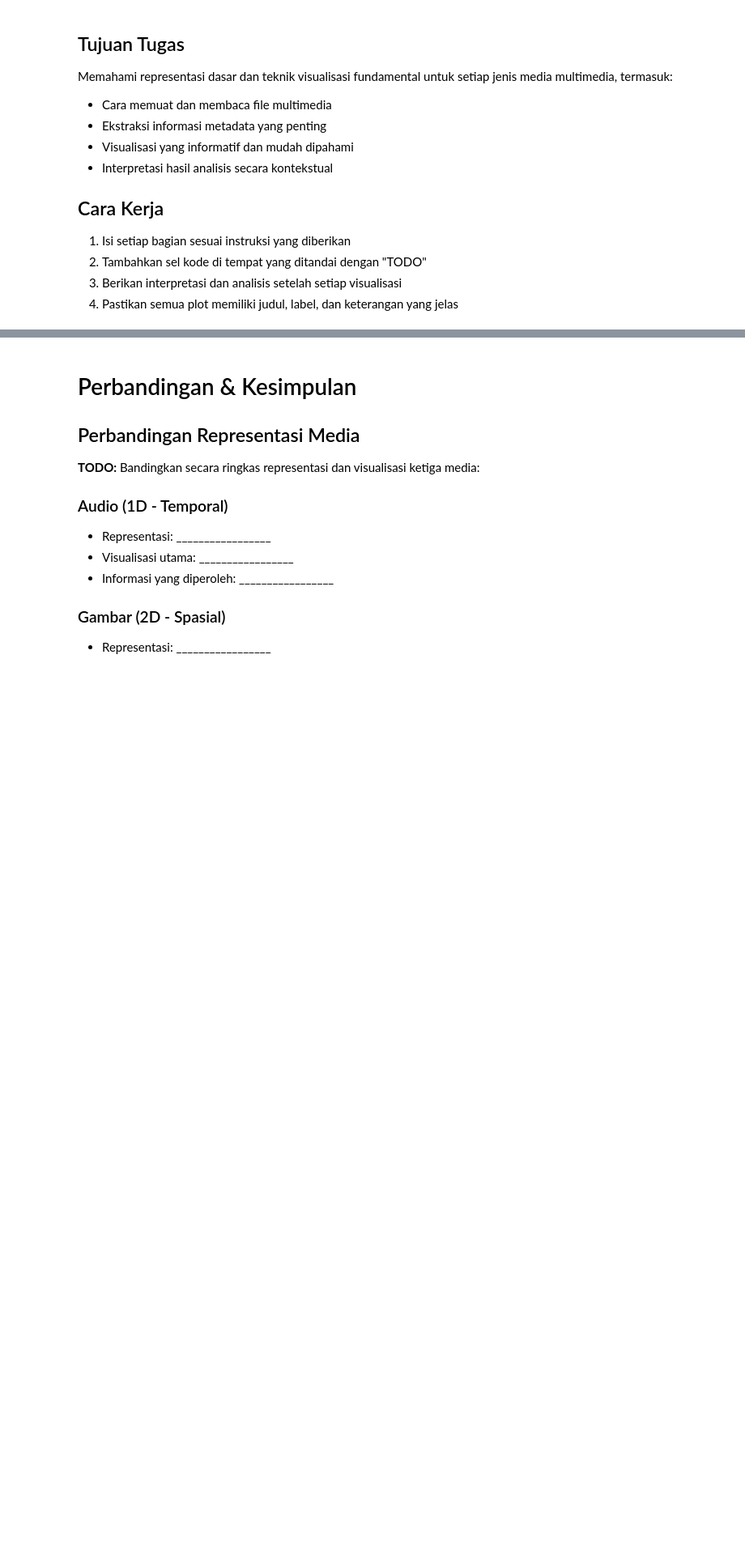
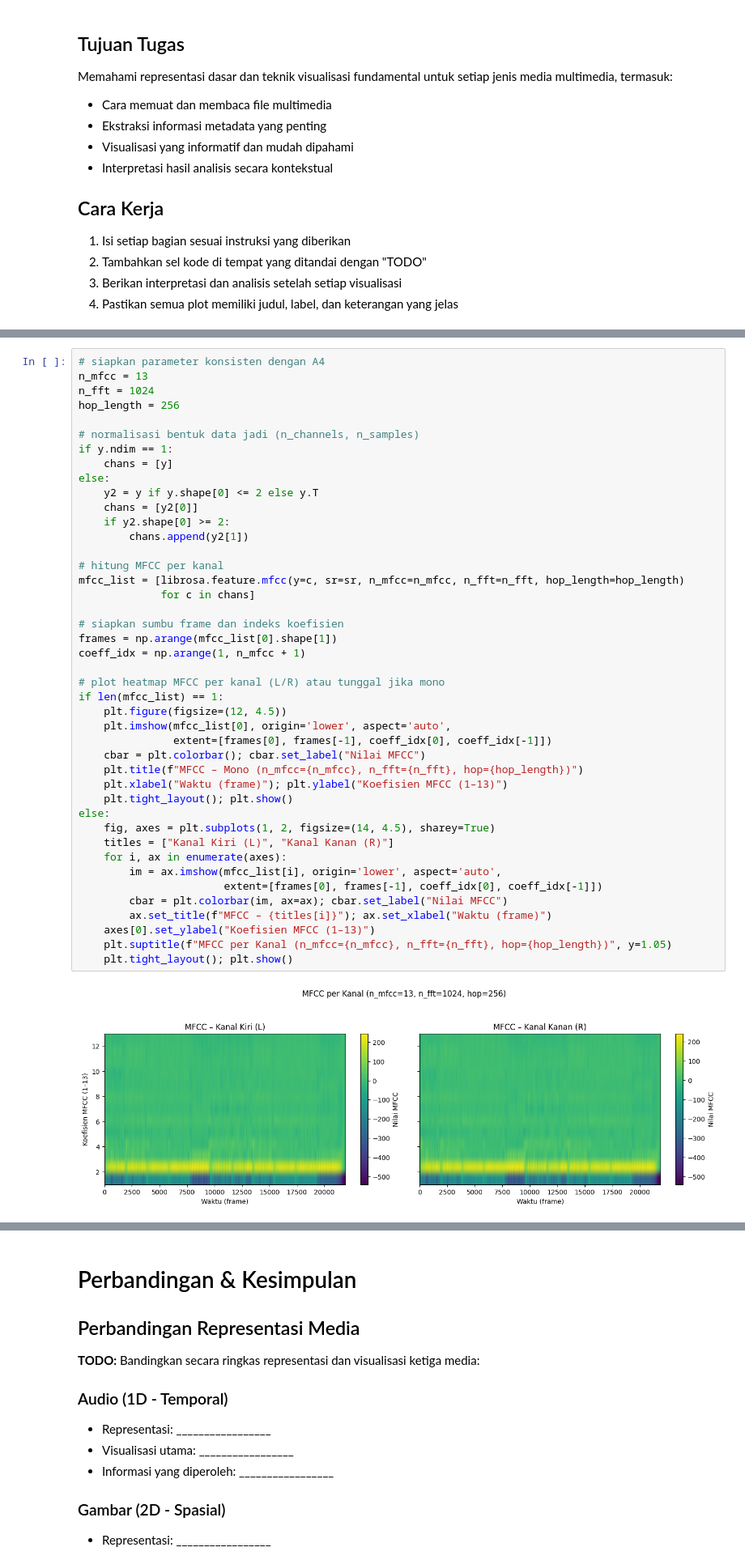
Before and after one commit to muhamyusuf/IF25-40305-handson-sistem-multimedia, a Jupyter notebook: 3_exercise_loading_media.ipynb, the cells around one changed output, grey strips where cells are left out. Shown at 81% size. Drawn from its saved outputs; the diff is of its cells as text; blank space fills up the shorter version.

```diff
--- a/3_exercise_loading_media.ipynb
+++ b/3_exercise_loading_media.ipynb
@@ -224,0 +323,45 @@ Interpretasi sederhana: apakah pola MFCC stabil atau berubah-ubah? Apa potensi m
+# %%
+# siapkan parameter konsisten dengan A4
+n_mfcc = 13
+n_fft = 1024
+hop_length = 256
+
+# normalisasi bentuk data jadi (n_channels, n_samples)
+if y.ndim == 1:
+    chans = [y]
+else:
+    y2 = y if y.shape[0] <= 2 else y.T
+    chans = [y2[0]]
+    if y2.shape[0] >= 2:
+        chans.append(y2[1])
+
+# hitung MFCC per kanal
+mfcc_list = [librosa.feature.mfcc(y=c, sr=sr, n_mfcc=n_mfcc, n_fft=n_fft, hop_length=hop_length)
+             for c in chans]
+
+# siapkan sumbu frame dan indeks koefisien
+frames = np.arange(mfcc_list[0].shape[1])
+coeff_idx = np.arange(1, n_mfcc + 1)
+
+# plot heatmap MFCC per kanal (L/R) atau tunggal jika mono
+if len(mfcc_list) == 1:
+    plt.figure(figsize=(12, 4.5))
+    plt.imshow(mfcc_list[0], origin='lower', aspect='auto',
+               extent=[frames[0], frames[-1], coeff_idx[0], coeff_idx[-1]])
+    cbar = plt.colorbar(); cbar.set_label("Nilai MFCC")
+    plt.title(f"MFCC – Mono (n_mfcc={n_mfcc}, n_fft={n_fft}, hop={hop_length})")
+    plt.xlabel("Waktu (frame)"); plt.ylabel("Koefisien MFCC (1–13)")
+    plt.tight_layout(); plt.show()
+else:
+    fig, axes = plt.subplots(1, 2, figsize=(14, 4.5), sharey=True)
+    titles = ["Kanal Kiri (L)", "Kanal Kanan (R)"]
+    for i, ax in enumerate(axes):
+        im = ax.imshow(mfcc_list[i], origin='lower', aspect='auto',
+                       extent=[frames[0], frames[-1], coeff_idx[0], coeff_idx[-1]])
+        cbar = plt.colorbar(im, ax=ax); cbar.set_label("Nilai MFCC")
+        ax.set_title(f"MFCC – {titles[i]}"); ax.set_xlabel("Waktu (frame)")
+    axes[0].set_ylabel("Koefisien MFCC (1–13)")
+    plt.suptitle(f"MFCC per Kanal (n_mfcc={n_mfcc}, n_fft={n_fft}, hop={hop_length})", y=1.05)
+    plt.tight_layout(); plt.show()
+# %% [output]
+[figure, added]
```
Also changed, not shown: parts of 24 cells of this notebook, 3 other files.
